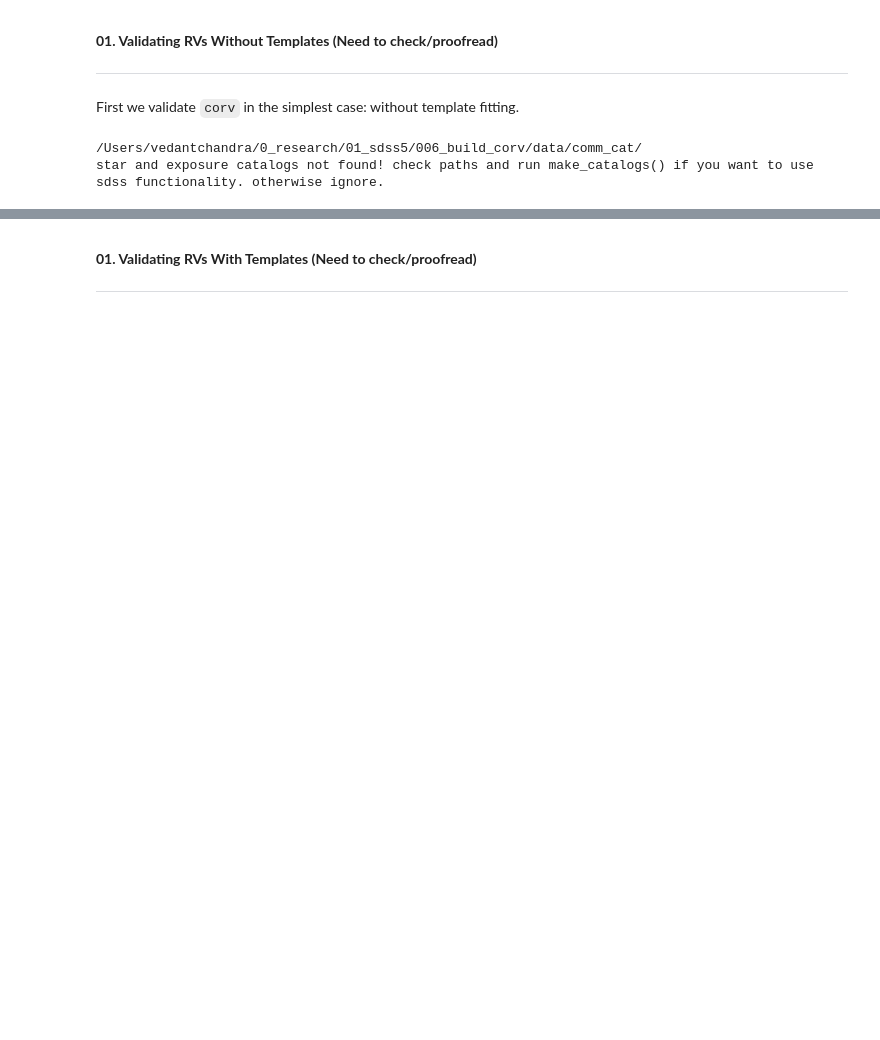
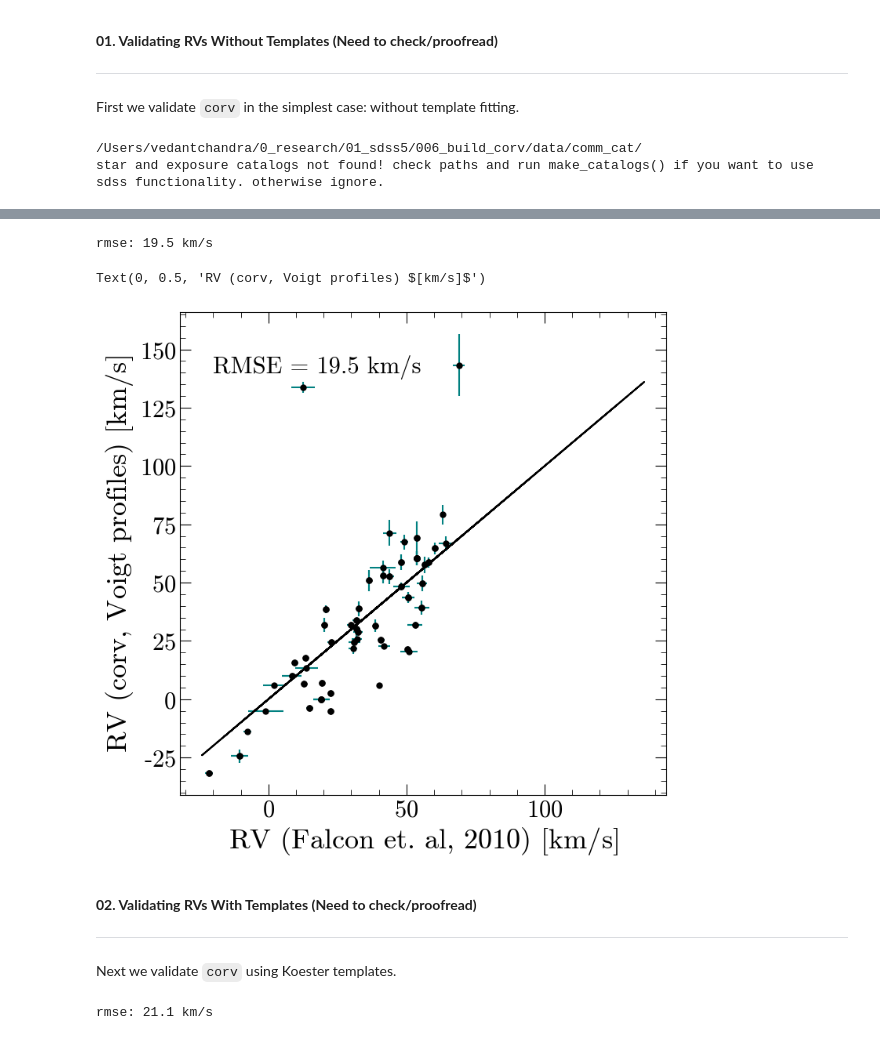
Before and after one commit to stefanarseneau/corv-tutorial, a Jupyter notebook: 02_validation.ipynb, the cells around one changed output, grey strips where cells are left out. Saved outputs shown, nothing was run; the diff lists cells and outputs as text; code cells hidden in the pictures; blank space fills up the shorter version.

```diff
--- a/02_validation.ipynb
+++ b/02_validation.ipynb
@@ -108,24 +84,40 @@ KeyboardInterrupt:
 # %%
-rms = (falcon_xmatch['Adp-V'][np.abs(falcon_xmatch['corv_rv']) < 2500] - falcon_xmatch['corv_rv'][np.abs(falcon_xmatch['corv_rv']) < 2500])**2
+mask_voigt = np.all([np.abs(falcon_xmatch['corv_rv']) < 2500], axis = 0)
+
+rmse = 0
+for i in range(len(falcon_xmatch['Adp-V'][mask_voigt])):
+    rmse += (falcon_xmatch['Adp-V'][mask_voigt][i] - falcon_xmatch['corv_rv'][mask_voigt][i])**2
+
+rmse = np.sqrt( rmse / len(falcon_xmatch['Adp-V'][mask_voigt]))
+print('rmse: {:2.1f} km/s'.format(rmse))
+# %% [output]
+rmse: 19.5 km/s
 # %%
 def linear(x):
     return x
 
-plt.figure(figsize=(10,10))
+plt.figure(figsize=(8,8))
 plt.style.use('stefan.mplstyle')
 
 plt.errorbar(falcon_xmatch['Adp-V'][np.abs(falcon_xmatch['corv_rv']) < 2500], falcon_xmatch['corv_rv'][np.abs(falcon_xmatch['corv_rv']) < 2500],
              xerr = falcon_xmatch['e_Adp-V'][np.abs(falcon_xmatch['corv_rv']) < 2500], yerr = falcon_xmatch['corv_erv'][np.abs(falcon_xmatch['corv_rv']) < 2500],
              fmt='o', label = 'Data', color='black', ecolor = 'teal')
 plt.plot(falcon_xmatch['vr'][np.abs(falcon_xmatch['corv_rv']) < 2500], linear(falcon_xmatch['vr'][np.abs(falcon_xmatch['corv_rv']) < 2500]), color = 'black')
 
+plt.text(-20, 140, 'RMSE = {:.1f} km/s'.format(rmse))
+
 
 ymin, ymax = plt.ylim()
 plt.xlabel(r'RV (Falcon et. al, 2010) $[km/s]$')
-plt.ylabel(r'RV (corv) $[km/s]$')
+plt.ylabel(r'RV (corv, Voigt profiles) $[km/s]$')
+# %% [output]
+Text(0, 0.5, 'RV (corv, Voigt profiles) $[km/s]$')
+[figure, added]
 # %% [markdown]
 <a id="validation-template"></a>
 
-**01. Validating RVs With Templates (Need to check/proofread)**
+**02. Validating RVs With Templates (Need to check/proofread)**
 
 ---
+
+Next we validate `corv` using Koester templates.
@@ -159 +154,12 @@ for j in tqdm( range(len(falcon_xmatch))):
+# %%
+mask_template = np.all([np.abs(falcon_xmatch['corv_rv']) < 2500], axis = 0)
+
+rmse = 0
+for i in range(len(falcon_xmatch['Adp-V'][mask_template])):
+    rmse += (falcon_xmatch['Adp-V'][mask_template][i] - falcon_xmatch['corv_rv_template'][mask_template][i])**2
+
+rmse = np.sqrt( rmse / len(falcon_xmatch['Adp-V'][mask_template]))
+print('rmse: {:2.1f} km/s'.format(rmse))
+# %% [output]
+rmse: 21.1 km/s
 # %%
```
Also changed, not shown: parts of 8 cells of this notebook, 4 other files.
